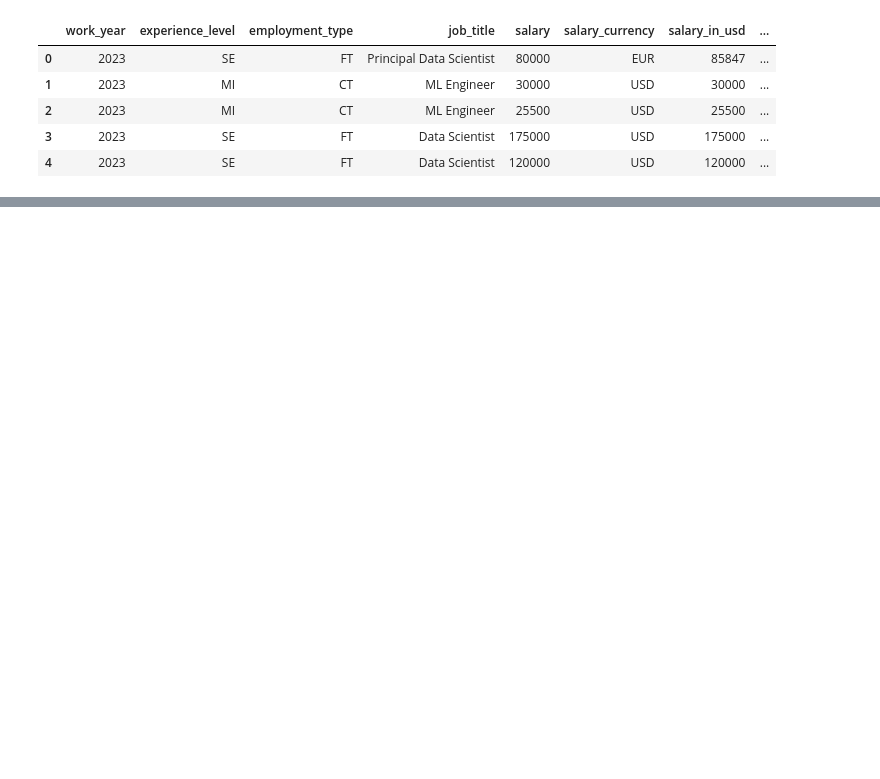
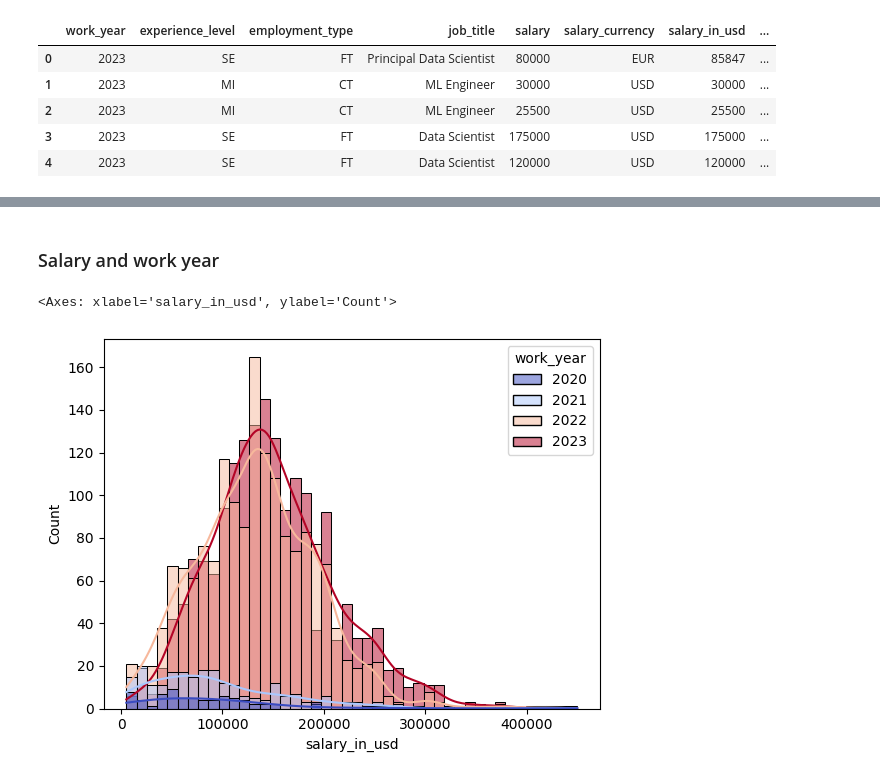
Before and after one commit to belalE/Data-Science-Salaries-Analysis, a Jupyter notebook: Data_Science_Salaries.ipynb, the cells around one changed output, grey strips where cells are left out. Cells and saved outputs as stored; diff of their text form; code cells hidden in the pictures; blank space fills up the shorter version.

```diff
--- a/Data_Science_Salaries.ipynb
+++ b/Data_Science_Salaries.ipynb
@@ -15,0 +88,7 @@ df.head()
+# %% [markdown]
+### Salary and work year
+# %%
+sns.histplot(x='salary_in_usd', data=data, hue="work_year", kde=True,  palette="coolwarm")
+# %% [output]
+<Axes: xlabel='salary_in_usd', ylabel='Count'>
+[figure, added]
```
Also changed, not shown: parts of 39 cells of this notebook.
